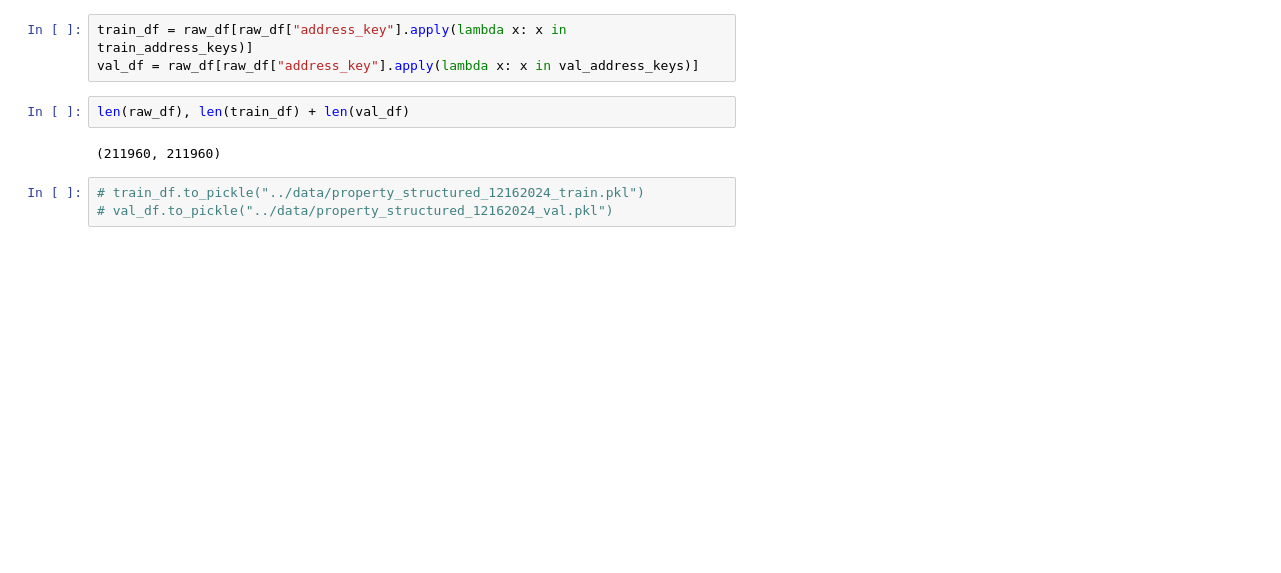
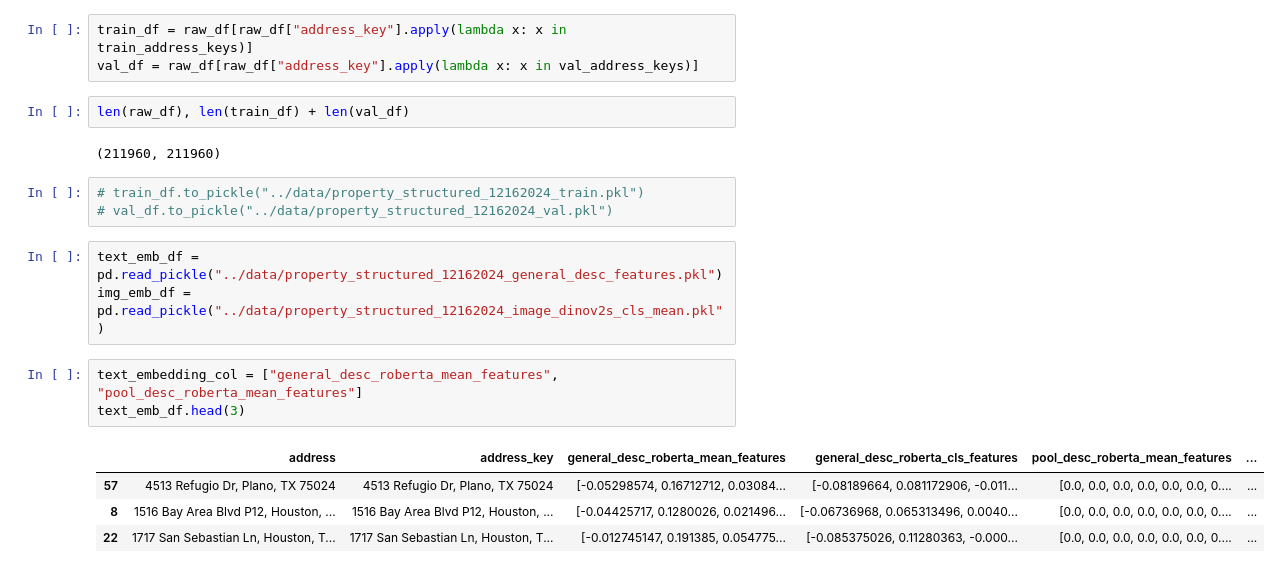
Before and after one commit to HoustonJ2013/property_price_multi_modality, a Jupyter notebook: notebooks/debug.ipynb, the cells around one changed output. Drawn from its saved outputs; the diff is of its cells as text; blank space fills up the shorter version.

```diff
--- a/notebooks/debug.ipynb
+++ b/notebooks/debug.ipynb
@@ -328,3 +334,14 @@ len(raw_df), len(train_df) + len(val_df)
 # %%
 # train_df.to_pickle("../data/property_structured_12162024_train.pkl")
 # val_df.to_pickle("../data/property_structured_12162024_val.pkl")
+# %%
+text_emb_df = pd.read_pickle("../data/property_structured_12162024_general_desc_features.pkl")
+img_emb_df = pd.read_pickle("../data/property_structured_12162024_image_dinov2s_cls_mean.pkl")
+# %%
+text_embedding_col = ["general_desc_roberta_mean_features", "pool_desc_roberta_mean_features"]
+text_emb_df.head(3)
+# %% [output]
+|  | address | address_key | general_desc_roberta_mean_features | general_desc_roberta_cls_features | pool_desc_roberta_mean_features | ... |
+| 57 | 4513 Refugio Dr, Plano, TX 75024 | 4513 Refugio Dr, Plano, TX 75024 | [-0.05298574, 0.16712712, 0.03084... | [-0.08189664, 0.081172906, -0.011... | [0.0, 0.0, 0.0, 0.0, 0.0, 0.0, 0.... | ... |
+| 8 | 1516 Bay Area Blvd P12, Houston, ... | 1516 Bay Area Blvd P12, Houston, ... | [-0.04425717, 0.1280026, 0.021496... | [-0.06736968, 0.065313496, 0.0040... | [0.0, 0.0, 0.0, 0.0, 0.0, 0.0, 0.... | ... |
+| 22 | 1717 San Sebastian Ln, Houston, T... | 1717 San Sebastian Ln, Houston, T... | [-0.012745147, 0.191385, 0.054775... | [-0.085375026, 0.11280363, -0.000... | [0.0, 0.0, 0.0, 0.0, 0.0, 0.0, 0.... | ... |
```
Also changed, not shown: parts of 10 cells of this notebook, 4 other files.
